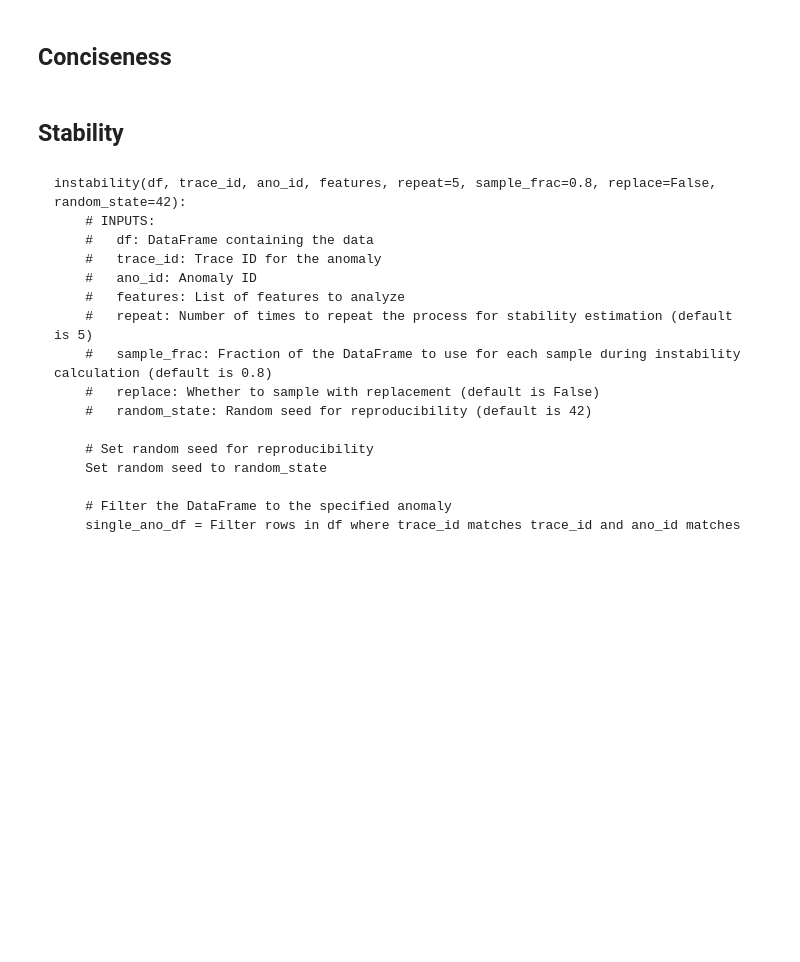
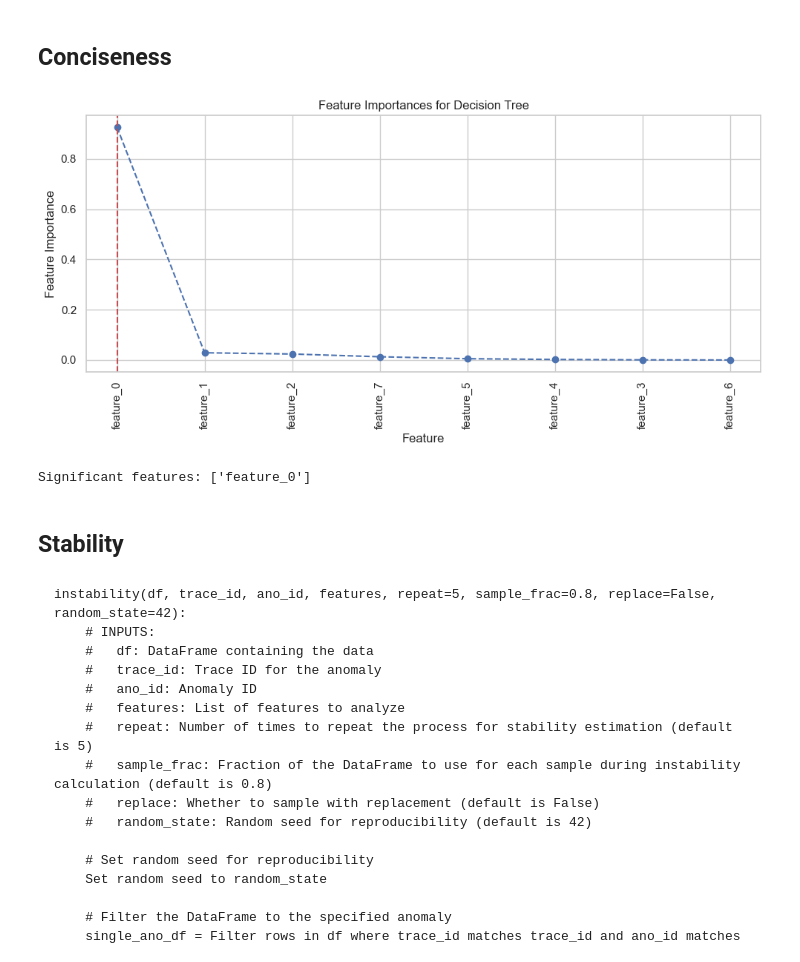
Before and after one commit to Yedson54/project-exstream, a Jupyter notebook: notebooks/exstream.ipynb, the cells around one changed output. Saved outputs shown, nothing was run; the diff lists cells and outputs as text; code cells hidden in the pictures; blank space fills up the shorter version.

```diff
--- a/notebooks/exstream.ipynb
+++ b/notebooks/exstream.ipynb
@@ -834,9 +912,12 @@ def select_features_using_decision_tree(df, features_code, plot=True, verbose=Tr
 # %%
 # Example usage
 tsa, tsr = tsa_tsr_series_split(anomaly_df[anomaly_df["trace_id"] == '1_1'], trace_id="1_1", ano_id=1)
 ts = pd.concat([tsa, tsr])
 df = ts.copy()
-significant_features_dt = select_features_using_decision_tree(df, continuous_variables, plot=True, verbose=True)
+significant_features_dt = select_features_using_decision_tree(df, features_code, plot=True, verbose=True)
+# %% [output]
+[figure, added]
+Significant features: ['feature_0']
 # %% [markdown]
 ## Stability
 # %% [markdown]
```
Also changed, not shown: parts of 19 cells of this notebook, 1 other file.
